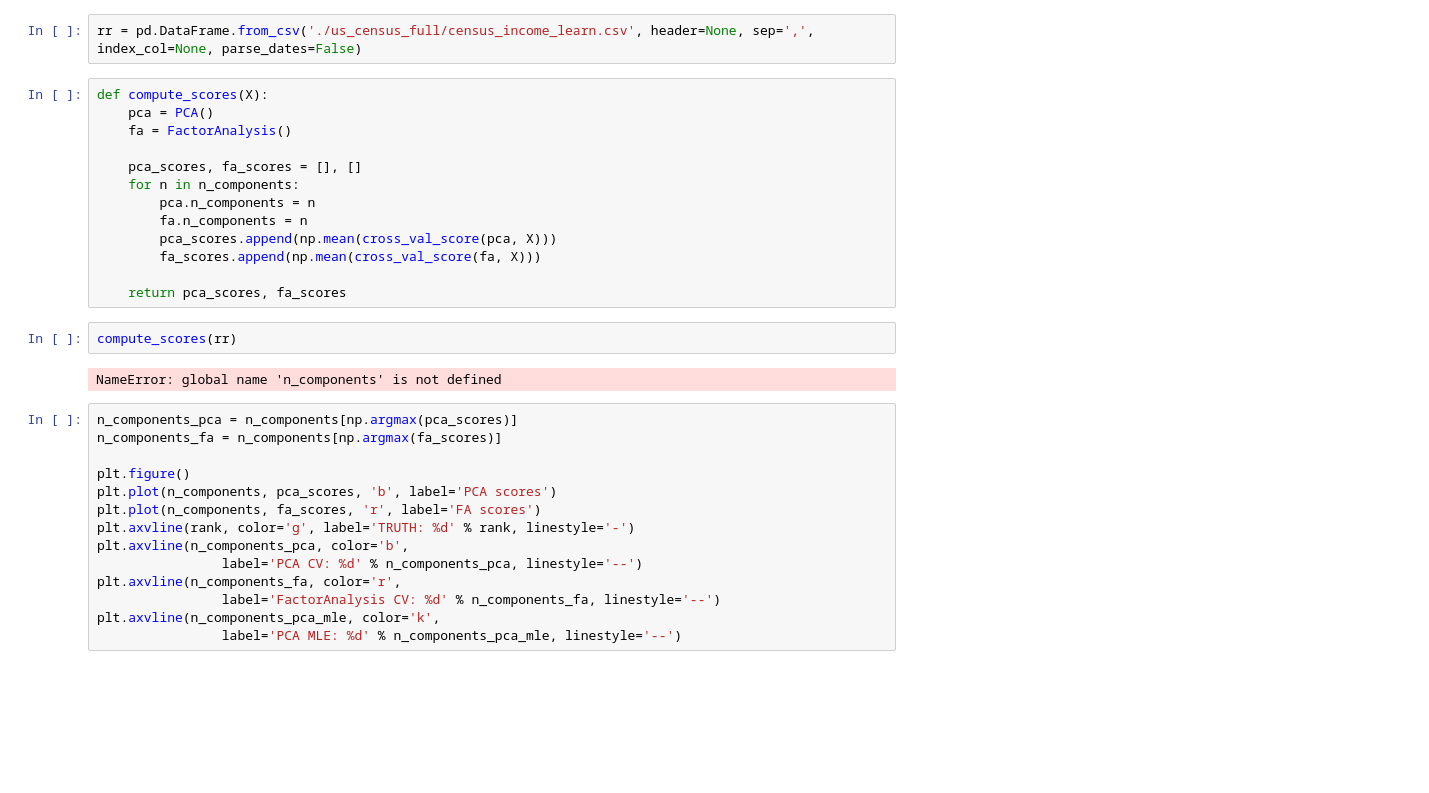
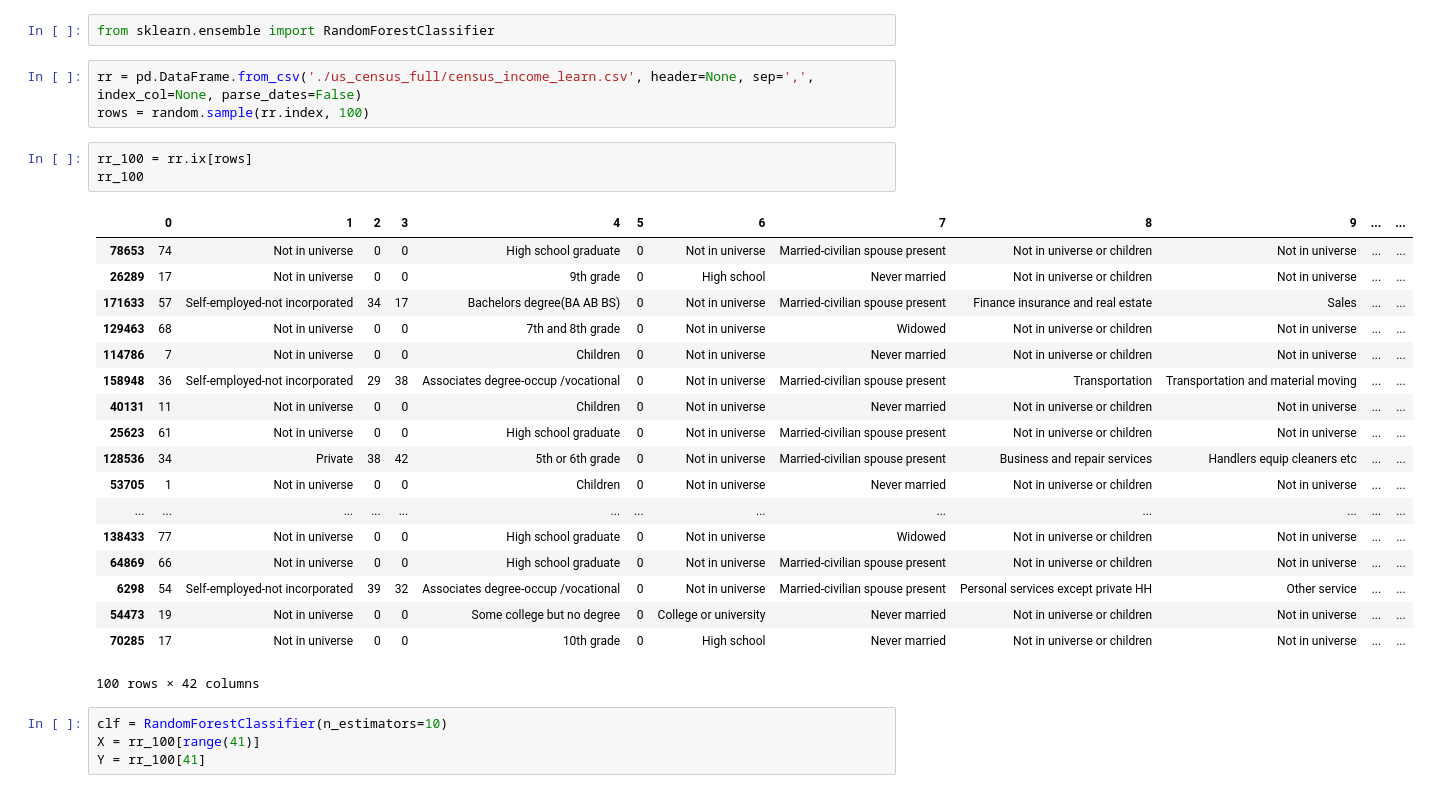
Before and after one commit to ggy/dataiku, a Jupyter notebook: DataAnalyse.ipynb, the cells around one changed output. Cells and saved outputs as stored; diff of their text form; blank space fills up the shorter version.

```diff
--- a/DataAnalyse.ipynb
+++ b/DataAnalyse.ipynb
@@ -10,33 +18,31 @@ from sklearn.decomposition import PCA
+# %%
+from sklearn.ensemble import RandomForestClassifier
 # %%
 rr = pd.DataFrame.from_csv('./us_census_full/census_income_learn.csv', header=None, sep=',', index_col=None, parse_dates=False)
+rows = random.sample(rr.index, 100)
-# %%
-def compute_scores(X):
-    pca = PCA()
-    fa = FactorAnalysis()
-
-    pca_scores, fa_scores = [], []
-    for n in n_components:
-        pca.n_components = n
-        fa.n_components = n
-        pca_scores.append(np.mean(cross_val_score(pca, X)))
-        fa_scores.append(np.mean(cross_val_score(fa, X)))
-
-    return pca_scores, fa_scores
-# %%
-compute_scores(rr)
-# %% [output]
-NameError: global name 'n_components' is not defined
-# %%
-n_components_pca = n_components[np.argmax(pca_scores)]
-n_components_fa = n_components[np.argmax(fa_scores)]
-
-plt.figure()
-plt.plot(n_components, pca_scores, 'b', label='PCA scores')
-plt.plot(n_components, fa_scores, 'r', label='FA scores')
-plt.axvline(rank, color='g', label='TRUTH: %d' % rank, linestyle='-')
-plt.axvline(n_components_pca, color='b',
-                label='PCA CV: %d' % n_components_pca, linestyle='--')
-plt.axvline(n_components_fa, color='r',
-                label='FactorAnalysis CV: %d' % n_components_fa, linestyle='--')
-plt.axvline(n_components_pca_mle, color='k',
-                label='PCA MLE: %d' % n_components_pca_mle, linestyle='--')
+# %%
+rr_100 = rr.ix[rows]
+rr_100
+# %% [output]
+|  | 0 | 1 | 2 | 3 | 4 | 5 | 6 | 7 | 8 | 9 | ... | ... |
+| 78653 | 74 | Not in universe | 0 | 0 | High school graduate | 0 | Not in universe | Married-civilian spouse present | Not in universe or children | Not in universe | ... | ... |
+| 26289 | 17 | Not in universe | 0 | 0 | 9th grade | 0 | High school | Never married | Not in universe or children | Not in universe | ... | ... |
+| 171633 | 57 | Self-employed-not incorporated | 34 | 17 | Bachelors degree(BA AB BS) | 0 | Not in universe | Married-civilian spouse present | Finance insurance and real estate | Sales | ... | ... |
+| 129463 | 68 | Not in universe | 0 | 0 | 7th and 8th grade | 0 | Not in universe | Widowed | Not in universe or children | Not in universe | ... | ... |
+| 114786 | 7 | Not in universe | 0 | 0 | Children | 0 | Not in universe | Never married | Not in universe or children | Not in universe | ... | ... |
+| 158948 | 36 | Self-employed-not incorporated | 29 | 38 | Associates degree-occup /vocational | 0 | Not in universe | Married-civilian spouse present | Transportation | Transportation and material moving | ... | ... |
+| 40131 | 11 | Not in universe | 0 | 0 | Children | 0 | Not in universe | Never married | Not in universe or children | Not in universe | ... | ... |
+| 25623 | 61 | Not in universe | 0 | 0 | High school graduate | 0 | Not in universe | Married-civilian spouse present | Not in universe or children | Not in universe | ... | ... |
+| 128536 | 34 | Private | 38 | 42 | 5th or 6th grade | 0 | Not in universe | Married-civilian spouse present | Business and repair services | Handlers equip cleaners etc | ... | ... |
+| 53705 | 1 | Not in universe | 0 | 0 | Children | 0 | Not in universe | Never married | Not in universe or children | Not in universe | ... | ... |
+| ... | ... | ... | ... | ... | ... | ... | ... | ... | ... | ... | ... | ... |
+| 138433 | 77 | Not in universe | 0 | 0 | High school graduate | 0 | Not in universe | Widowed | Not in universe or children | Not in universe | ... | ... |
+| 64869 | 66 | Not in universe | 0 | 0 | High school graduate | 0 | Not in universe | Married-civilian spouse present | Not in universe or children | Not in universe | ... | ... |
+| 6298 | 54 | Self-employed-not incorporated | 39 | 32 | Associates degree-occup /vocational | 0 | Not in universe | Married-civilian spouse present | Personal services except private HH | Other service | ... | ... |
+| 54473 | 19 | Not in universe | 0 | 0 | Some college but no degree | 0 | College or university | Never married | Not in universe or children | Not in universe | ... | ... |
+| 70285 | 17 | Not in universe | 0 | 0 | 10th grade | 0 | High school | Never married | Not in universe or children | Not in universe | ... | ... |
+100 rows × 42 columns
+# %%
+clf = RandomForestClassifier(n_estimators=10)
+X = rr_100[range(41)]
+Y = rr_100[41]
```
Also changed, not shown: parts of 5 cells of this notebook, 3 other files.
